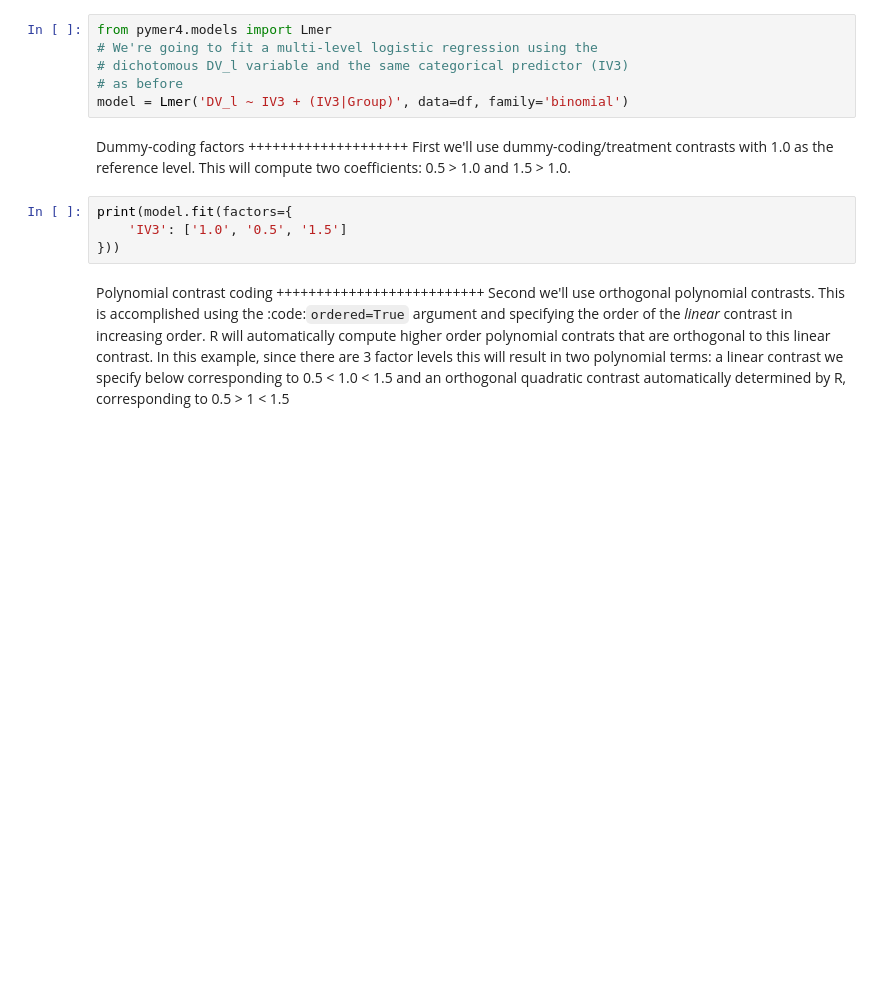
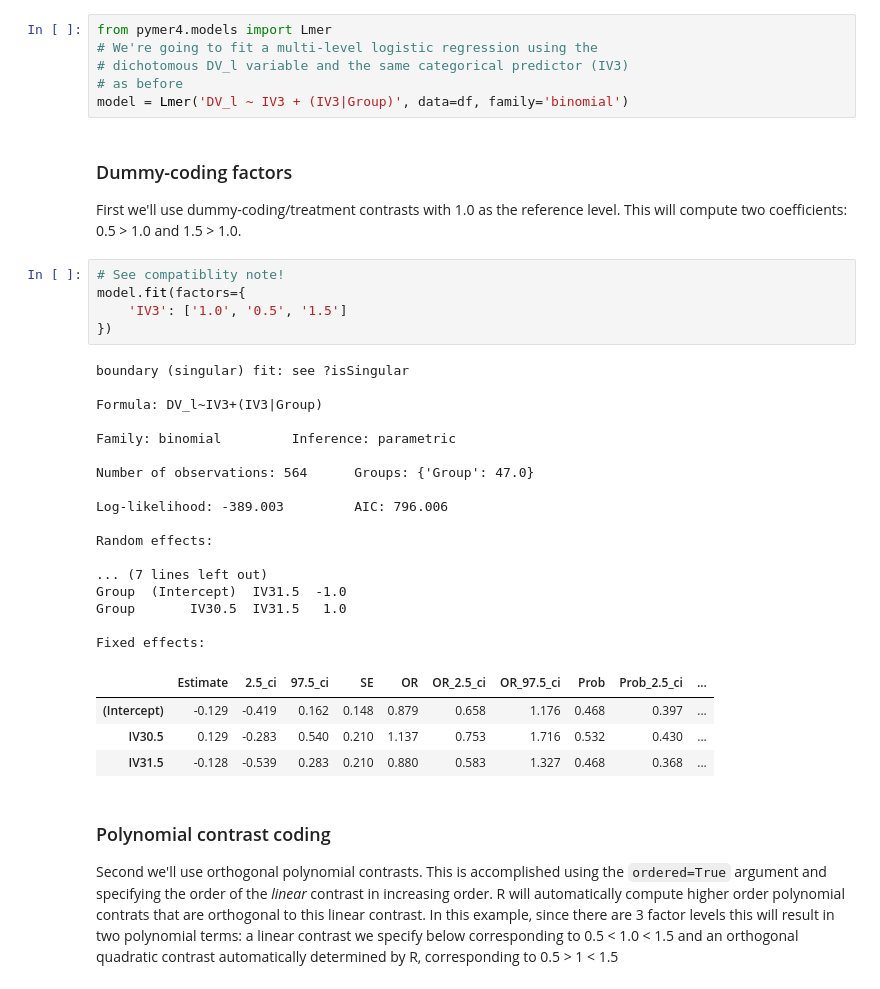
Before and after one commit to ejolly/scipy2020_pymer4, a Jupyter notebook: example_02_categorical.ipynb, the cells around one changed output. Drawn from its saved outputs; the diff is of its cells as text; blank space fills up the shorter version.

```diff
--- a/example_02_categorical.ipynb
+++ b/example_02_categorical.ipynb
@@ -71,15 +137,38 @@ from pymer4.models import Lmer
 # as before
 model = Lmer('DV_l ~ IV3 + (IV3|Group)', data=df, family='binomial')
 # %% [markdown]
-Dummy-coding factors
-++++++++++++++++++++
+### Dummy-coding factors
+
 First we'll use dummy-coding/treatment contrasts with 1.0 as the reference level. This will compute two coefficients: 0.5 > 1.0 and 1.5 > 1.0.
 # %%
-print(model.fit(factors={
+# See compatiblity note!
+model.fit(factors={
     'IV3': ['1.0', '0.5', '1.5']
-}))
+})
+# %% [output]
+boundary (singular) fit: see ?isSingular
+
+Formula: DV_l~IV3+(IV3|Group)
+
+Family: binomial         Inference: parametric
+
+Number of observations: 564      Groups: {'Group': 47.0}
+
+Log-likelihood: -389.003         AIC: 796.006
+
+Random effects:
+
+... (7 lines left out)
+Group  (Intercept)  IV31.5  -1.0
+Group       IV30.5  IV31.5   1.0
+
+Fixed effects:
+|  | Estimate | 2.5_ci | 97.5_ci | SE | OR | OR_2.5_ci | OR_97.5_ci | Prob | Prob_2.5_ci | ... |
+| (Intercept) | -0.129 | -0.419 | 0.162 | 0.148 | 0.879 | 0.658 | 1.176 | 0.468 | 0.397 | ... |
+| IV30.5 | 0.129 | -0.283 | 0.540 | 0.210 | 1.137 | 0.753 | 1.716 | 0.532 | 0.430 | ... |
+| IV31.5 | -0.128 | -0.539 | 0.283 | 0.210 | 0.880 | 0.583 | 1.327 | 0.468 | 0.368 | ... |
 # %% [markdown]
-Polynomial contrast coding
-++++++++++++++++++++++++++
-Second we'll use orthogonal polynomial contrasts. This is accomplished using the :code:`ordered=True` argument and specifying the order of the *linear* contrast in increasing order. R will automatically compute higher order polynomial contrats that are orthogonal to this linear contrast. In this example, since there are 3 factor levels this will result in two polynomial terms: a linear contrast we specify below corresponding to 0.5 < 1.0 < 1.5 and an orthogonal quadratic contrast automatically determined by R, corresponding to 0.5 > 1 < 1.5
+### Polynomial contrast coding
+
+Second we'll use orthogonal polynomial contrasts. This is accomplished using the `ordered=True` argument and specifying the order of the *linear* contrast in increasing order. R will automatically compute higher order polynomial contrats that are orthogonal to this linear contrast. In this example, since there are 3 factor levels this will result in two polynomial terms: a linear contrast we specify below corresponding to 0.5 < 1.0 < 1.5 and an orthogonal quadratic contrast automatically determined by R, corresponding to 0.5 > 1 < 1.5
 # %%
```
Also changed, not shown: parts of 25 cells of this notebook, 10 other files.
